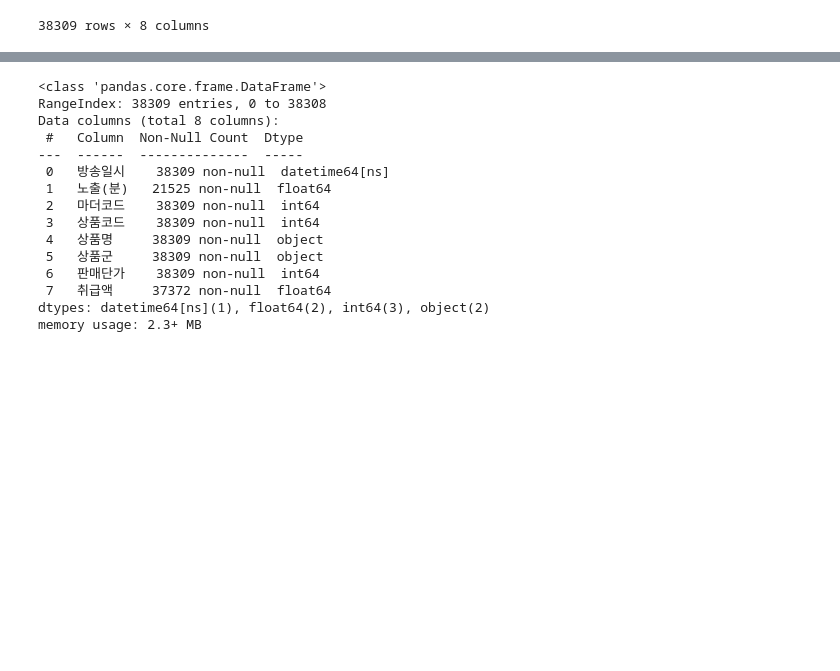
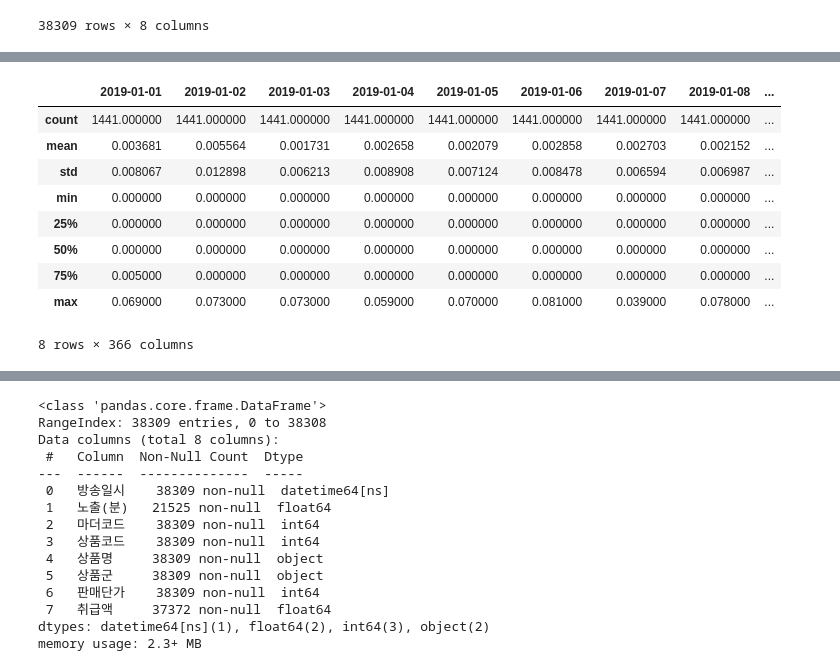
Before and after one commit to hyedus/2020Bigcontest, a Jupyter notebook: 데이터확인.ipynb, the cells around one changed output, grey strips where cells are left out. Saved outputs shown, nothing was run; the diff lists cells and outputs as text; code cells hidden in the pictures; blank space fills up the shorter version.

```diff
--- a/데이터확인.ipynb
+++ b/데이터확인.ipynb
@@ -23,0 +49,13 @@ df
+# %%
+rate.describe()
+# %% [output]
+|  | 2019-01-01 | 2019-01-02 | 2019-01-03 | 2019-01-04 | 2019-01-05 | 2019-01-06 | 2019-01-07 | 2019-01-08 | ... |
+| count | 1441.000000 | 1441.000000 | 1441.000000 | 1441.000000 | 1441.000000 | 1441.000000 | 1441.000000 | 1441.000000 | ... |
+| mean | 0.003681 | 0.005564 | 0.001731 | 0.002658 | 0.002079 | 0.002858 | 0.002703 | 0.002152 | ... |
+| std | 0.008067 | 0.012898 | 0.006213 | 0.008908 | 0.007124 | 0.008478 | 0.006594 | 0.006987 | ... |
+| min | 0.000000 | 0.000000 | 0.000000 | 0.000000 | 0.000000 | 0.000000 | 0.000000 | 0.000000 | ... |
+| 25% | 0.000000 | 0.000000 | 0.000000 | 0.000000 | 0.000000 | 0.000000 | 0.000000 | 0.000000 | ... |
+| 50% | 0.000000 | 0.000000 | 0.000000 | 0.000000 | 0.000000 | 0.000000 | 0.000000 | 0.000000 | ... |
+| 75% | 0.005000 | 0.000000 | 0.000000 | 0.000000 | 0.000000 | 0.000000 | 0.000000 | 0.000000 | ... |
+| max | 0.069000 | 0.073000 | 0.073000 | 0.059000 | 0.070000 | 0.081000 | 0.039000 | 0.078000 | ... |
+8 rows × 366 columns
```
Also changed, not shown: parts of 20 cells of this notebook.
